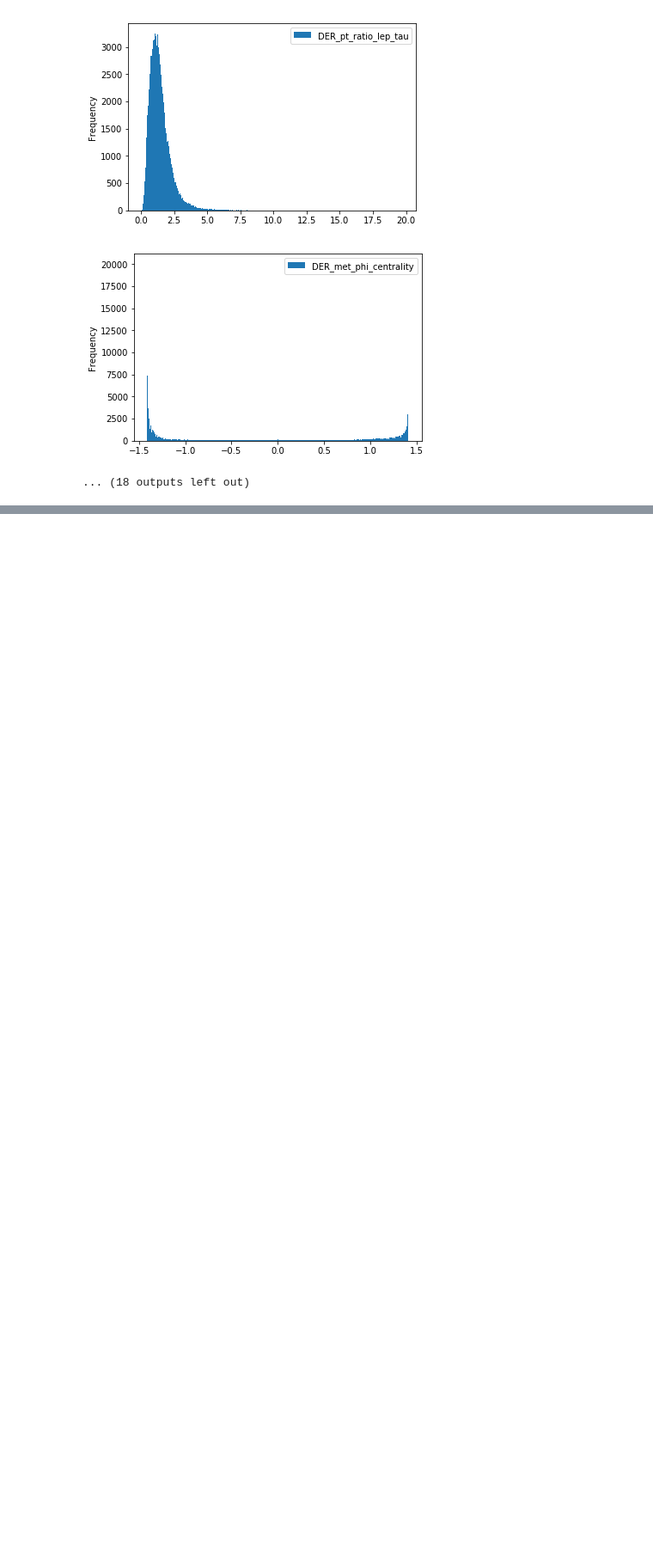
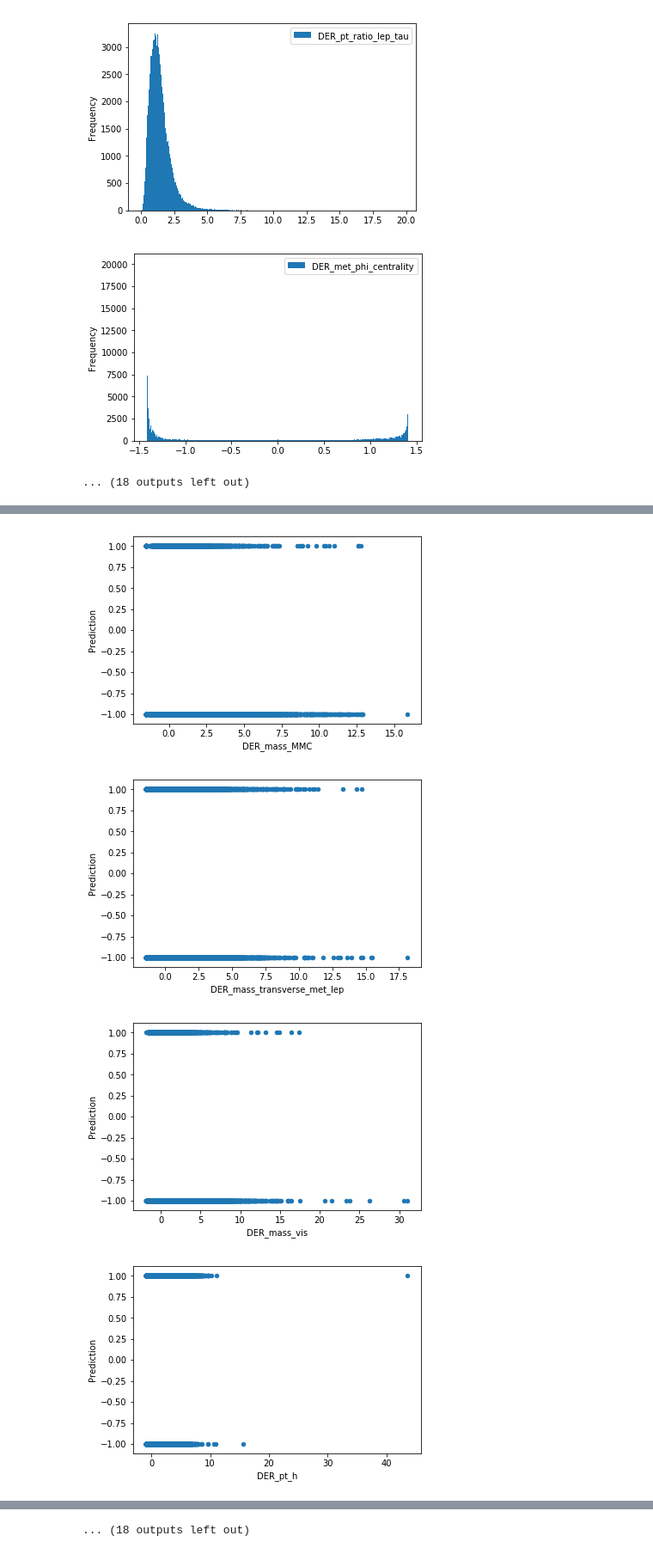
Before and after one commit to yukixLLL/MLProjects, a Jupyter notebook: Project1/Figuring out the dependency between features and the distribution.ipynb, the cells around one changed output, grey strips where cells are left out. Shown at 86% size. Cells and saved outputs as stored; diff of their text form; code cells hidden in the pictures; blank space fills up the shorter version.

```diff
--- a/Project1/Figuring out the dependency between features and the distribution.ipynb
+++ b/Project1/Figuring out the dependency between features and the distribution.ipynb
@@ -106,0 +180,4 @@ KeyboardInterrupt:
+# %%
+prediction_num = train_data_zero.Prediction.apply(lambda x: -1 if x == 'b' else 1)
+train_data_std['Prediction'] = prediction_num
+train_data_std.head()
@@ -106,0 +192,8 @@ KeyboardInterrupt:
+# %%
+for col in cols:
+    train_data_std.plot.scatter(x=col, y = 'Prediction')
+# %% [output]
+[figure, added]
+[figure, added]
+[figure, added]
+[figure, added]
@@ -106,0 +208 @@ KeyboardInterrupt:
+... (18 outputs left out)
```
Also changed, not shown: parts of 19 cells of this notebook, 7 other files.
